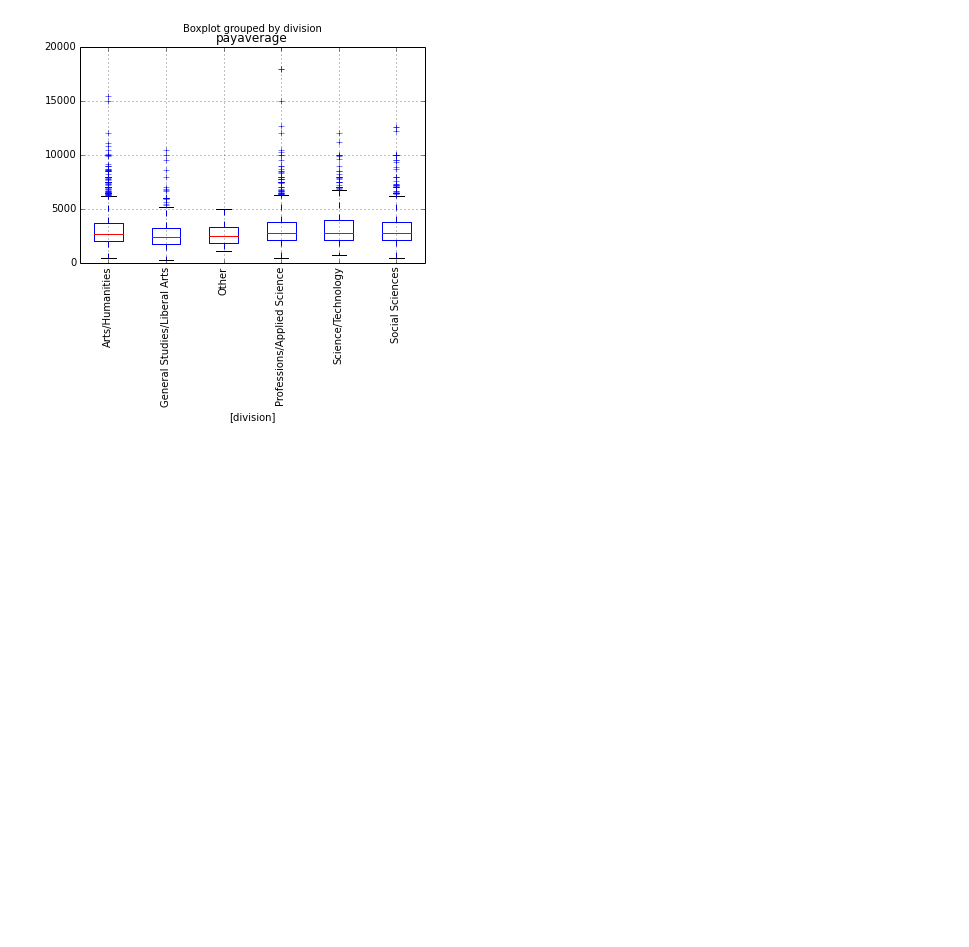
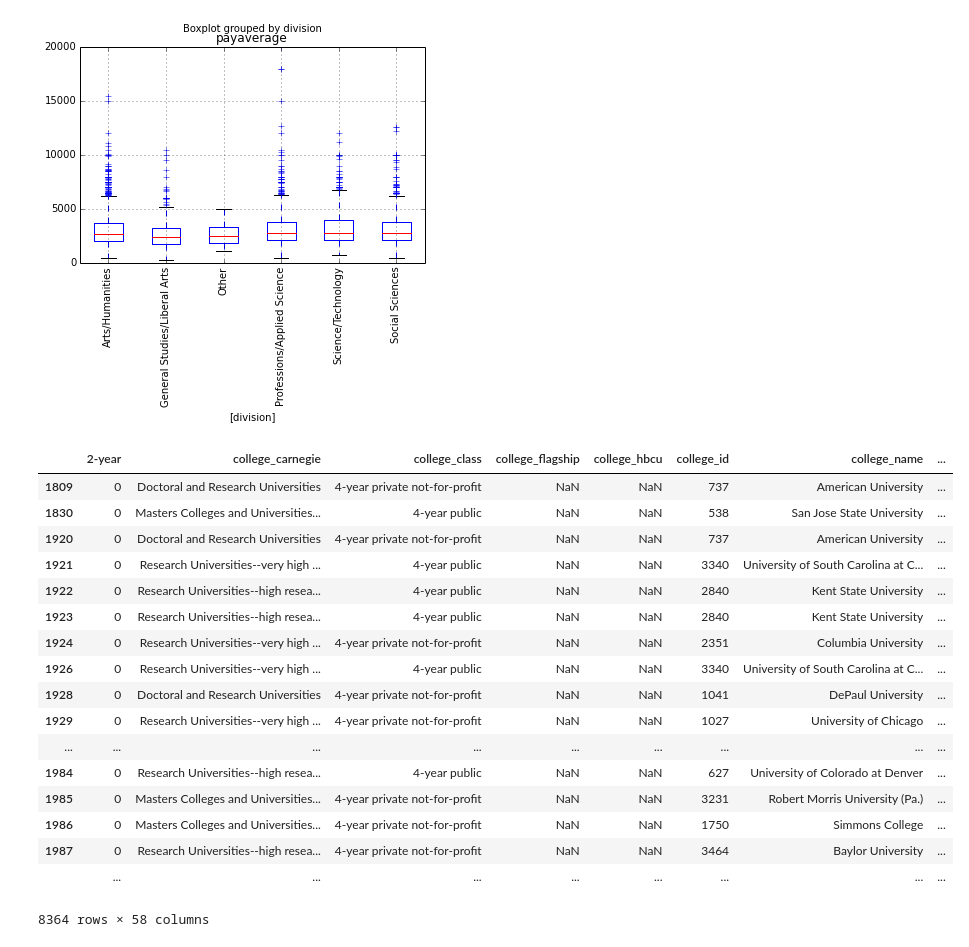
Before and after one commit to bkfunk/adjuncts, a Jupyter notebook: Adjunct Project Data.ipynb, the cells around one changed output. Drawn from its saved outputs; the diff is of its cells as text; code cells hidden in the pictures; blank space fills up the shorter version.

```diff
--- a/Adjunct Project Data.ipynb
+++ b/Adjunct Project Data.ipynb
@@ -256,0 +273,21 @@ df.groupby(['division']).payaverage.describe().unstack()
+# %%
+pd.concat([data, pd.get_dummies(data.division, prefix="div")])
+# %% [output]
+|  | 2-year | college_carnegie | college_class | college_flagship | college_hbcu | college_id | college_name | ... |
+| 1809 | 0 | Doctoral and Research Universities | 4-year private not-for-profit | NaN | NaN | 737 | American University | ... |
+| 1830 | 0 | Masters Colleges and Universities... | 4-year public | NaN | NaN | 538 | San Jose State University | ... |
+| 1920 | 0 | Doctoral and Research Universities | 4-year private not-for-profit | NaN | NaN | 737 | American University | ... |
+| 1921 | 0 | Research Universities--very high ... | 4-year public | NaN | NaN | 3340 | University of South Carolina at C... | ... |
+| 1922 | 0 | Research Universities--high resea... | 4-year public | NaN | NaN | 2840 | Kent State University | ... |
+| 1923 | 0 | Research Universities--high resea... | 4-year public | NaN | NaN | 2840 | Kent State University | ... |
+| 1924 | 0 | Research Universities--very high ... | 4-year private not-for-profit | NaN | NaN | 2351 | Columbia University | ... |
+| 1926 | 0 | Research Universities--very high ... | 4-year public | NaN | NaN | 3340 | University of South Carolina at C... | ... |
+| 1928 | 0 | Doctoral and Research Universities | 4-year private not-for-profit | NaN | NaN | 1041 | DePaul University | ... |
+| 1929 | 0 | Research Universities--very high ... | 4-year private not-for-profit | NaN | NaN | 1027 | University of Chicago | ... |
+| ... | ... | ... | ... | ... | ... | ... | ... | ... |
+| 1984 | 0 | Research Universities--high resea... | 4-year public | NaN | NaN | 627 | University of Colorado at Denver | ... |
+| 1985 | 0 | Masters Colleges and Universities... | 4-year private not-for-profit | NaN | NaN | 3231 | Robert Morris University (Pa.) | ... |
+| 1986 | 0 | Masters Colleges and Universities... | 4-year private not-for-profit | NaN | NaN | 1750 | Simmons College | ... |
+| 1987 | 0 | Research Universities--high resea... | 4-year private not-for-profit | NaN | NaN | 3464 | Baylor University | ... |
+|  | ... | ... | ... | ... | ... | ... | ... | ... |
+8364 rows × 58 columns
```
Also changed, not shown: parts of 11 cells of this notebook.
